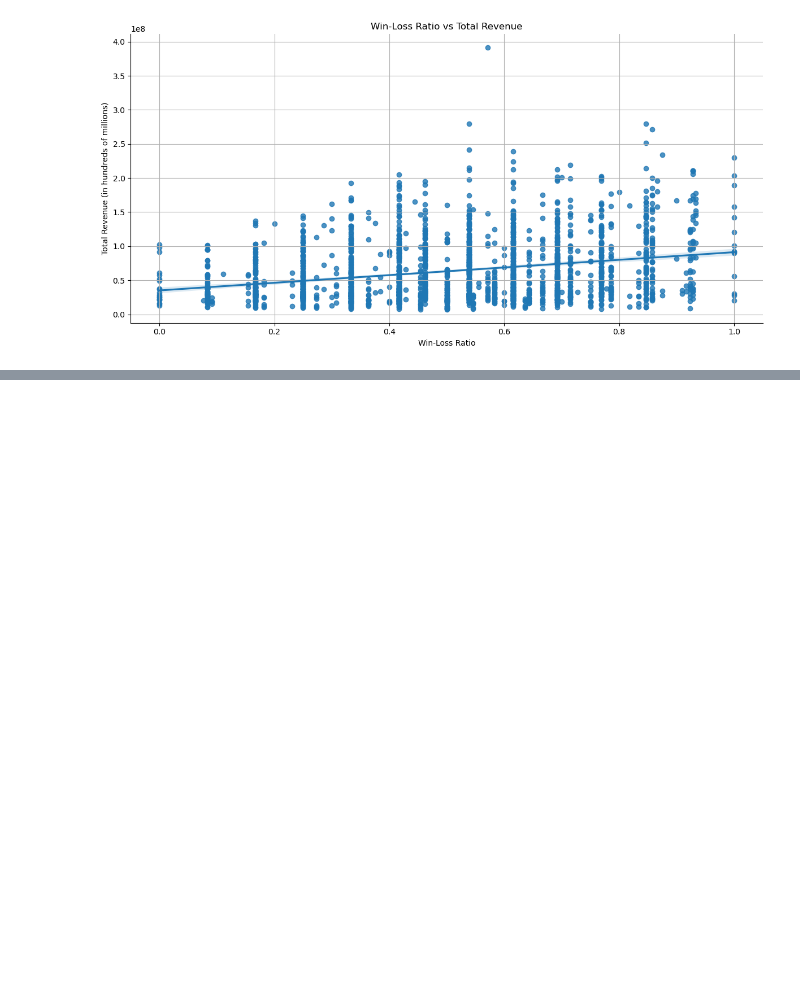
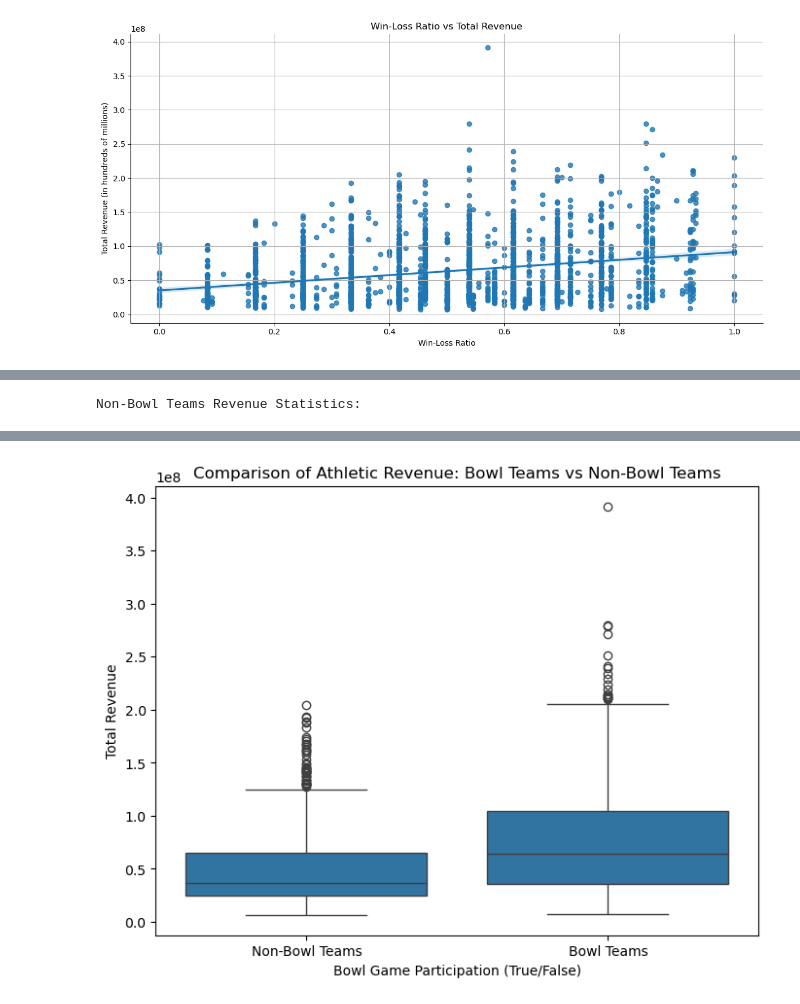
Before and after one commit to jacksonryan22/data-wrangling-project, a Jupyter notebook: code/01_college_fb.ipynb, the cells around one changed output, grey strips where cells are left out. Saved outputs shown, nothing was run; the diff lists cells and outputs as text; code cells hidden in the pictures; blank space fills up the shorter version.

```diff
--- a/code/01_college_fb.ipynb
+++ b/code/01_college_fb.ipynb
@@ -167,0 +276,78 @@ P-value: 3.9226676528763083e-35
+# %%
+# Summary Statistics Table: Revenue and Attendance by Conference
+conference_summary = df_filtered.groupby('conference')[['total_revenue', 'average_attendance']].mean().sort_values(by='total_revenue', ascending=False)
+
+# Formatting the table with commas for thousands and no scientific notation
+formatted_table = conference_summary.style.format({
+    'total_revenue': '${:,.2f}',  # Format revenue as currency with two decimals
+    'average_attendance': '{:,.0f}'  # Format attendance as integer with commas
+}).set_caption("Summary Statistics: Revenue and Attendance by Conference") \
+  .set_table_styles([{'selector': 'caption', 'props': [('font-weight', 'bold')]}])
+
+# Display the formatted table
+formatted_table
+
+from IPython.display import display
+
+# Load the data (assuming the file is 'project_data.csv')
+
+# Convert 'bowl_game' to boolean if not already
+df_filtered['bowl_game'] = df_filtered['bowl_game'].astype(bool)
+
+# Separate the teams into two groups: those that participated in a bowl game and those that did not
+bowl_teams = df_filtered[df_filtered['bowl_game'] == True]
+non_bowl_teams = df_filtered[df_filtered['bowl_game'] == False]
+
+# Perform t-test to check if the revenue difference is significant
+t_stat, p_value = stats.ttest_ind(bowl_teams['total_revenue'], non_bowl_teams['total_revenue'], nan_policy='omit')
+
+# Pretty-print t-test results
+print(f"\nT-statistic: {t_stat:.4f}")
+print(f"P-value: {p_value:.4f}")
+
+# Interpretation of the result
+if p_value < 0.05:
+    print("\nThere is a significant difference in athletic revenue between teams that participate in bowl games and those that do not.")
+else:
+    print("\nThere is no significant difference in athletic revenue between teams that participate in bowl games and those that do not.")
+
+# Summary statistics for both groups with formatted numbers
+bowl_revenue_stats = bowl_teams['total_revenue'].describe().apply(lambda x: f"{x:,.2f}")
+non_bowl_revenue_stats = non_bowl_teams['total_revenue'].describe().apply(lambda x: f"{x:,.2f}")
+
+# print summary statistics in a table format using display
+print("\nBowl Teams Revenue Statistics:")
+bowl_stats_df = pd.DataFrame(bowl_revenue_stats).T
+bowl_stats_df.index = ['Bowl Teams']
+
+# increase the spacing between columns and center the column names
+bowl_stats_df_styled = bowl_stats_df.style.set_table_styles(
+    [{'selector': 'th', 'props': [('padding', '10px'), ('text-align', 'center')]},  # Center and add padding for column headers
+     {'selector': 'td', 'props': [('padding', '10px'), ('text-align', 'center')]},  # Center and add padding for table data
+     {'selector': 'table', 'props': [('border-spacing', '10px')]}]  # Spacing between columns
+)
+
+display(bowl_stats_df_styled)
+
+print("\nNon-Bowl Teams Revenue Statistics:")
+non_bowl_stats_df = pd.DataFrame(non_bowl_revenue_stats).T
+non_bowl_stats_df.index = ['Non-Bowl Teams']
+
+# increase the spacing between columns and center the column names
+non_bowl_stats_df_styled = non_bowl_stats_df.style.set_table_styles(
+    [{'selector': 'th', 'props': [('padding', '10px'), ('text-align', 'center')]},  # Center and add padding for column headers
+     {'selector': 'td', 'props': [('padding', '10px'), ('text-align', 'center')]},  # Center and add padding for table data
+     {'selector': 'table', 'props': [('border-spacing', '10px')]}]  # Spacing between columns
+)
+
+display(non_bowl_stats_df_styled)
+
+# Visualization: Boxplot of revenues for teams that played in bowl games vs those that did not
+plt.figure(figsize=(8, 6))
+sns.boxplot(x='bowl_game', y='total_revenue', data=df_filtered)
+plt.title('Comparison of Athletic Revenue: Bowl Teams vs Non-Bowl Teams')
+plt.xlabel('Bowl Game Participation (True/False)')
+plt.ylabel('Total Revenue')
+plt.xticks([0, 1], ['Non-Bowl Teams', 'Bowl Teams'])
+plt.show()
+# %% [output]
@@ -167,0 +362 @@ P-value: 3.9226676528763083e-35
+Non-Bowl Teams Revenue Statistics:
@@ -167,0 +365 @@ P-value: 3.9226676528763083e-35
+[figure, added]
```
Also changed, not shown: parts of 4 cells of this notebook.
